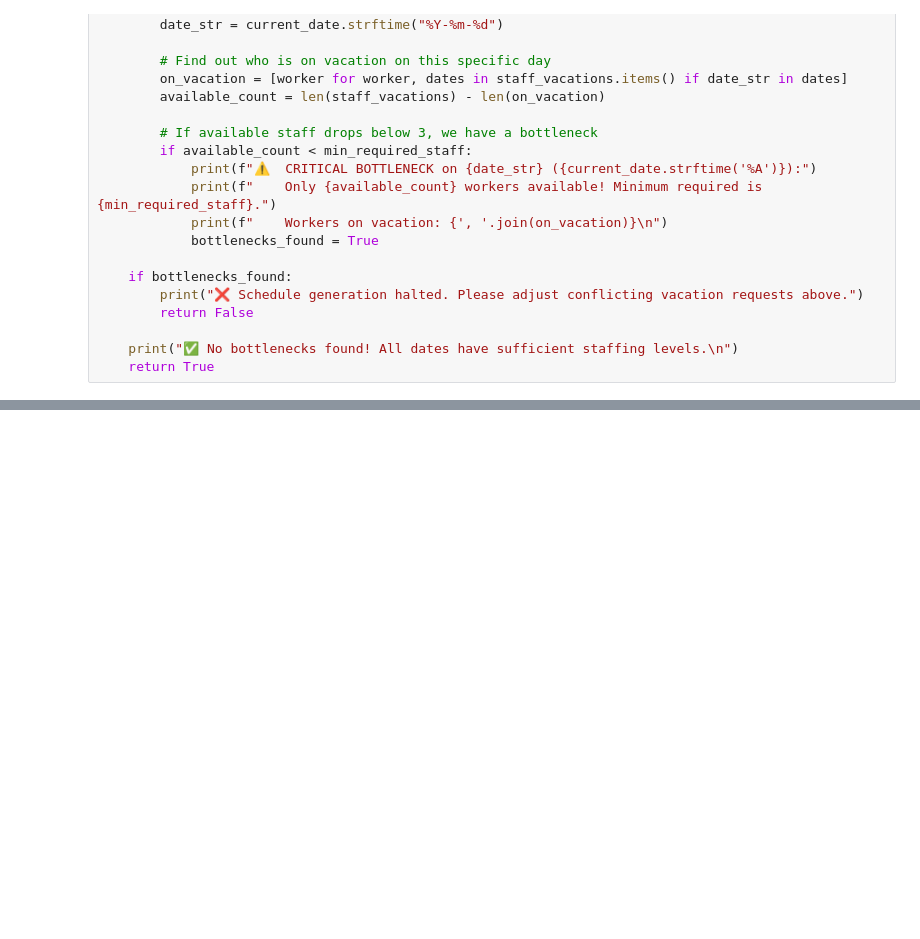
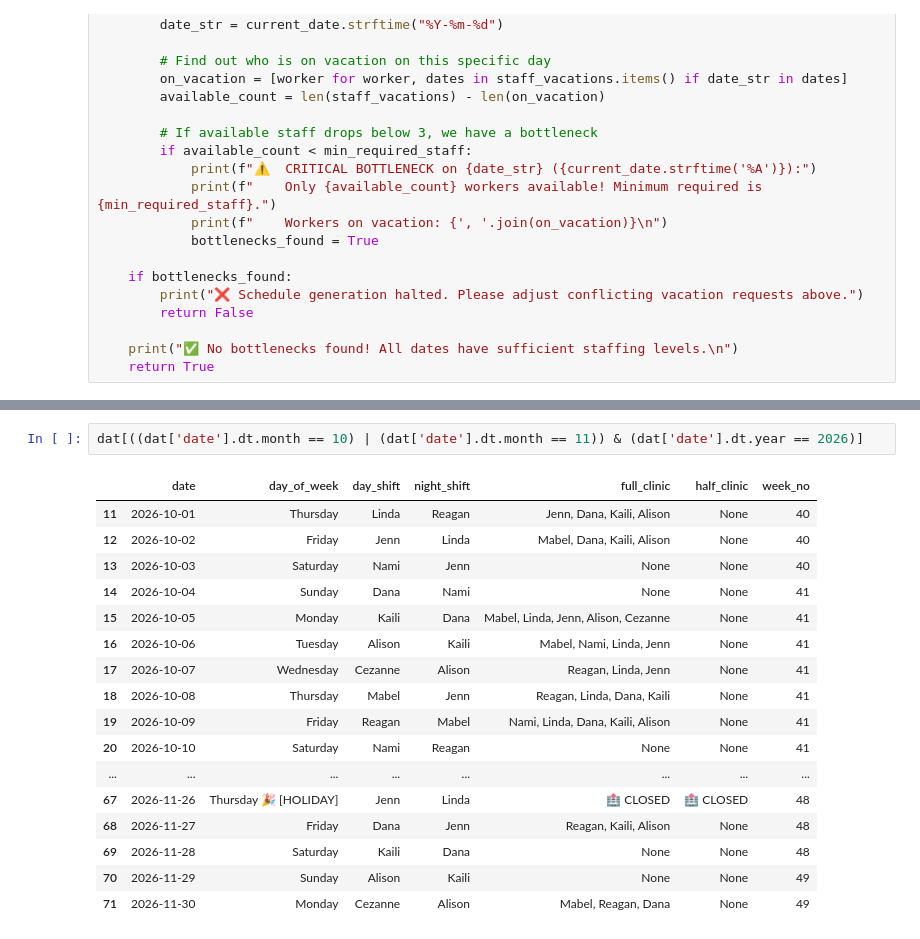
Before and after one commit to Kuchnik/CNM_schedules, a Jupyter notebook: scheduler7.ipynb, the cells around one changed output, grey strips where cells are left out. Cells and saved outputs as stored; diff of their text form; blank space fills up the shorter version.

```diff
--- a/scheduler7.ipynb
+++ b/scheduler7.ipynb
@@ -270,0 +376,20 @@ Reagan                 | 22         | 22          | 56          | 4           |
+# %%
+dat[((dat['date'].dt.month == 10) | (dat['date'].dt.month == 11)) & (dat['date'].dt.year == 2026)]
+# %% [output]
+|  | date | day_of_week | day_shift | night_shift | full_clinic | half_clinic | week_no |
+| 11 | 2026-10-01 | Thursday | Linda | Reagan | Jenn, Dana, Kaili, Alison | None | 40 |
+| 12 | 2026-10-02 | Friday | Jenn | Linda | Mabel, Dana, Kaili, Alison | None | 40 |
+| 13 | 2026-10-03 | Saturday | Nami | Jenn | None | None | 40 |
+| 14 | 2026-10-04 | Sunday | Dana | Nami | None | None | 41 |
+| 15 | 2026-10-05 | Monday | Kaili | Dana | Mabel, Linda, Jenn, Alison, Cezanne | None | 41 |
+| 16 | 2026-10-06 | Tuesday | Alison | Kaili | Mabel, Nami, Linda, Jenn | None | 41 |
+| 17 | 2026-10-07 | Wednesday | Cezanne | Alison | Reagan, Linda, Jenn | None | 41 |
+| 18 | 2026-10-08 | Thursday | Mabel | Jenn | Reagan, Linda, Dana, Kaili | None | 41 |
+| 19 | 2026-10-09 | Friday | Reagan | Mabel | Nami, Linda, Dana, Kaili, Alison | None | 41 |
+| 20 | 2026-10-10 | Saturday | Nami | Reagan | None | None | 41 |
+| ... | ... | ... | ... | ... | ... | ... | ... |
+| 67 | 2026-11-26 | Thursday 🎉 [HOLIDAY] | Jenn | Linda | 🏥 CLOSED | 🏥 CLOSED | 48 |
+| 68 | 2026-11-27 | Friday | Dana | Jenn | Reagan, Kaili, Alison | None | 48 |
+| 69 | 2026-11-28 | Saturday | Kaili | Dana | None | None | 48 |
+| 70 | 2026-11-29 | Sunday | Alison | Kaili | None | None | 49 |
+| 71 | 2026-11-30 | Monday | Cezanne | Alison | Mabel, Reagan, Dana | None | 49 |
```
Also changed, not shown: parts of 7 cells of this notebook, 2 other files.
